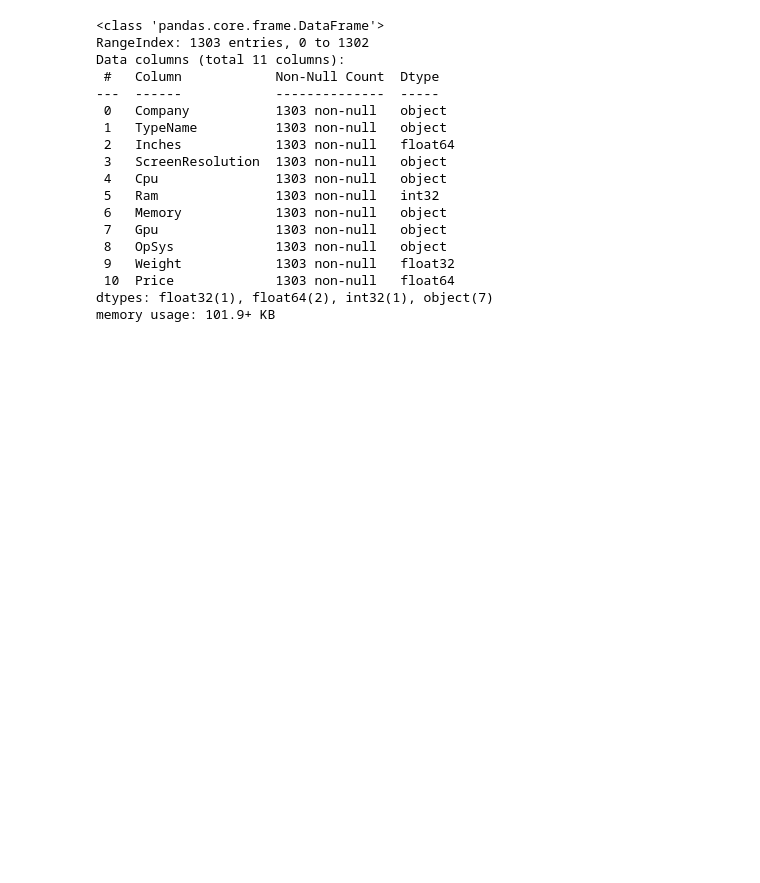
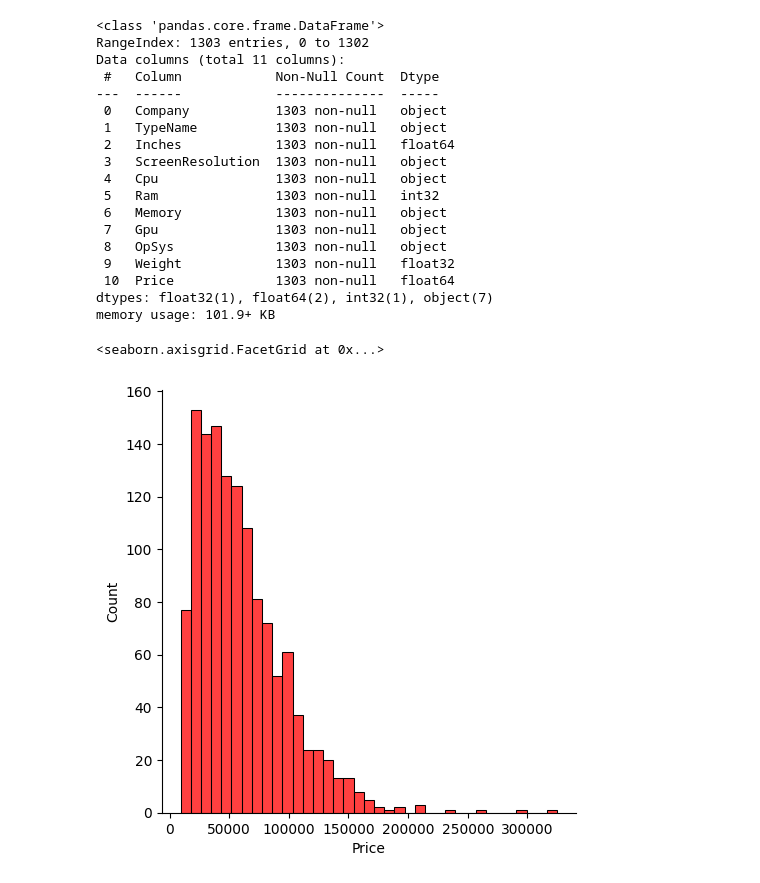
Before and after one commit to dikhaarianda/Laptop-Price-Predictor, a Jupyter notebook: PricePrediction-App.ipynb, the cells around one changed output. Cells and saved outputs as stored; diff of their text form; code cells hidden in the pictures; blank space fills up the shorter version.

Commit message:
feat(DataAnalysis): Distribution, Company, Type, Comparision Type & Price

```diff
--- a/PricePrediction-App.ipynb
+++ b/PricePrediction-App.ipynb
@@ -127,3 +127,11 @@ Data columns (total 11 columns):
  10  Price             1303 non-null   float64
 dtypes: float32(1), float64(2), int32(1), object(7)
 memory usage: 101.9+ KB
+# %%
+# Exploratory Data Analysis
+
+# Distribution Of Target
+sns.displot(data['Price'], color='red')
+# %% [output]
+<seaborn.axisgrid.FacetGrid at 0x...>
+[figure, added]
```
Also changed, not shown: parts of 3 cells of this notebook.
